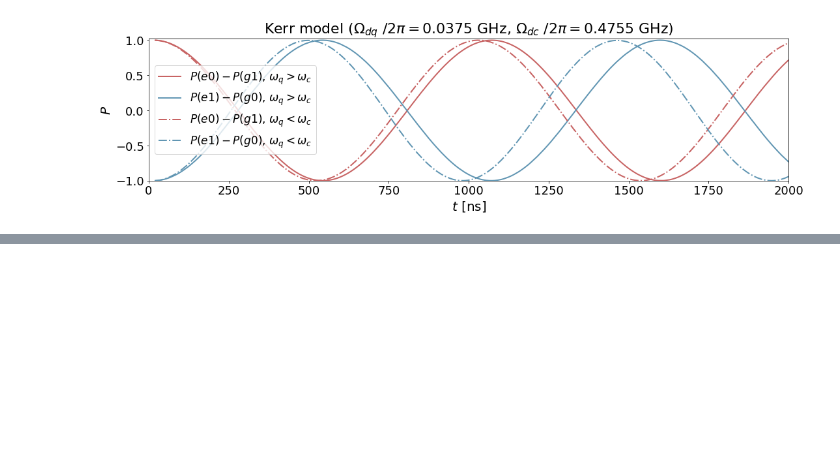
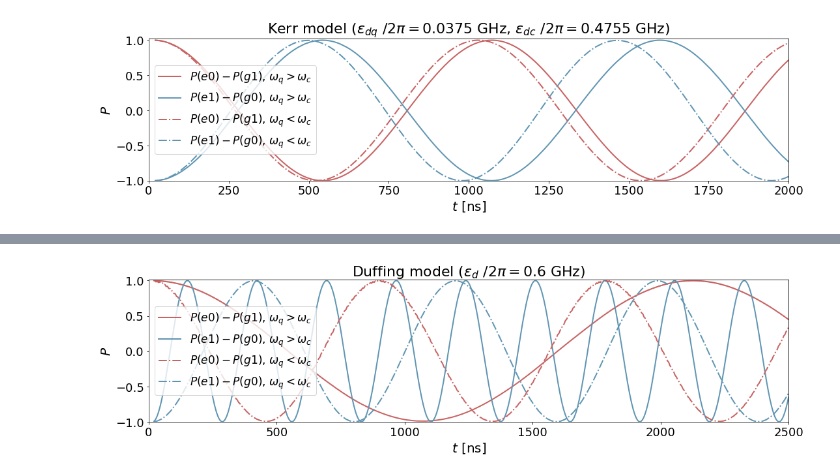
Before and after one commit to wouterkesselsap/thesis, a Jupyter notebook: tdomain_figures.ipynb, the cells around one changed output, grey strips where cells are left out. Drawn from its saved outputs; the diff is of its cells as text; code cells hidden in the pictures; blank space fills up the shorter version.

```diff
--- a/tdomain_figures.ipynb
+++ b/tdomain_figures.ipynb
@@ -168,0 +173,34 @@ plt.show()
+# %%
+Dslr = src + "data_191109_122801_red_Nq10_Nt1_Om0.6_wd1.257_wq6.5_wc4.0_wsb0.0005"
+Dslb = src + "data_191108_084954_blue_Nq10_Nt1_Om0.6_wd5.216_wq6.5_wc4.0_wsb0.0037"
+Dssr = src + "data_191108_120317_red_Nq10_Nt1_Om0.6_wd1.288_wq4.0_wc6.5_wsb0.0011"
+Dssb = src + "data_191108_085415_blue_Nq10_Nt1_Om0.6_wd5.223_wq4.0_wc6.5_wsb0.0013"
+
+quants = ['times', 'expect', 'e0', 'g1', 'e1', 'g0']
+
+Ds_times, _, Dslr_expect, Dslr_e0, Dslr_g1, _      , _      , _ = load_data(quants, Dslr)
+_,        _, Dslb_expect, _      , _      , Dslb_e1, Dslb_g0, _ = load_data(quants, Dslb)
+_,        _, Dssr_expect, Dssr_e0, Dssr_g1, _      , _      , _ = load_data(quants, Dssr)
+_,        _, Dssb_expect, _      , _      , Dssb_e1, Dssb_g0, _ = load_data(quants, Dssb)
+# %%
+fig, ax1 = plt.subplots(figsize=[22,4])
+
+Dslr_plot = ax1.plot(Ds_times, Dslr_e0-Dslr_g1, ls=linestyles['larger'], c=plotcolours['sbred'], alpha=alpha, label="$P(e0)-P(g1)$, $\\omega_q > \\omega_c$")
+Dslb_plot = ax1.plot(Ds_times, Dslb_e1-Dslb_g0, ls=linestyles['larger'], c=plotcolours['sbblue'], alpha=alpha, label="$P(e1)-P(g0)$, $\\omega_q > \\omega_c$")
+Dssr_plot = ax1.plot(Ds_times, Dssr_e0-Dssr_g1, ls=linestyles['smaller'], c=plotcolours['sbred'], alpha=alpha, label="$P(e0)-P(g1)$, $\\omega_q < \\omega_c$")
+Dssb_plot = ax1.plot(Ds_times, Dssb_e1-Dssb_g0, ls=linestyles['smaller'], c=plotcolours['sbblue'], alpha=alpha, label="$P(e1)-P(g0)$, $\\omega_q < \\omega_c$")
+ax1.set_xlim([0, 2500])
+ax1.set_ylim([-1, 1.01])
+
+ax1.set_xlabel("$t$ [ns]")
+ax1.set_ylabel("$P$")
+ax1.set_title("Duffing model ($\\epsilon_d$ $/2\\pi = 0.6$ GHz)")
+plots = Dslr_plot + Dslb_plot + Dssr_plot + Dssb_plot
+labels = [plot.get_label() for plot in plots]
+box = ax1.get_position()
+ax1.set_position([box.x0, box.y0, box.width * 0.8, box.height])
+# ax1.legend(plots, labels, loc='center left', bbox_to_anchor=(1.05, 0.5))
+ax1.legend(plots, labels, loc='center left')
+plt.show()
+# %% [output]
+[figure, added]
```
Also changed, not shown: parts of 11 cells of this notebook.
